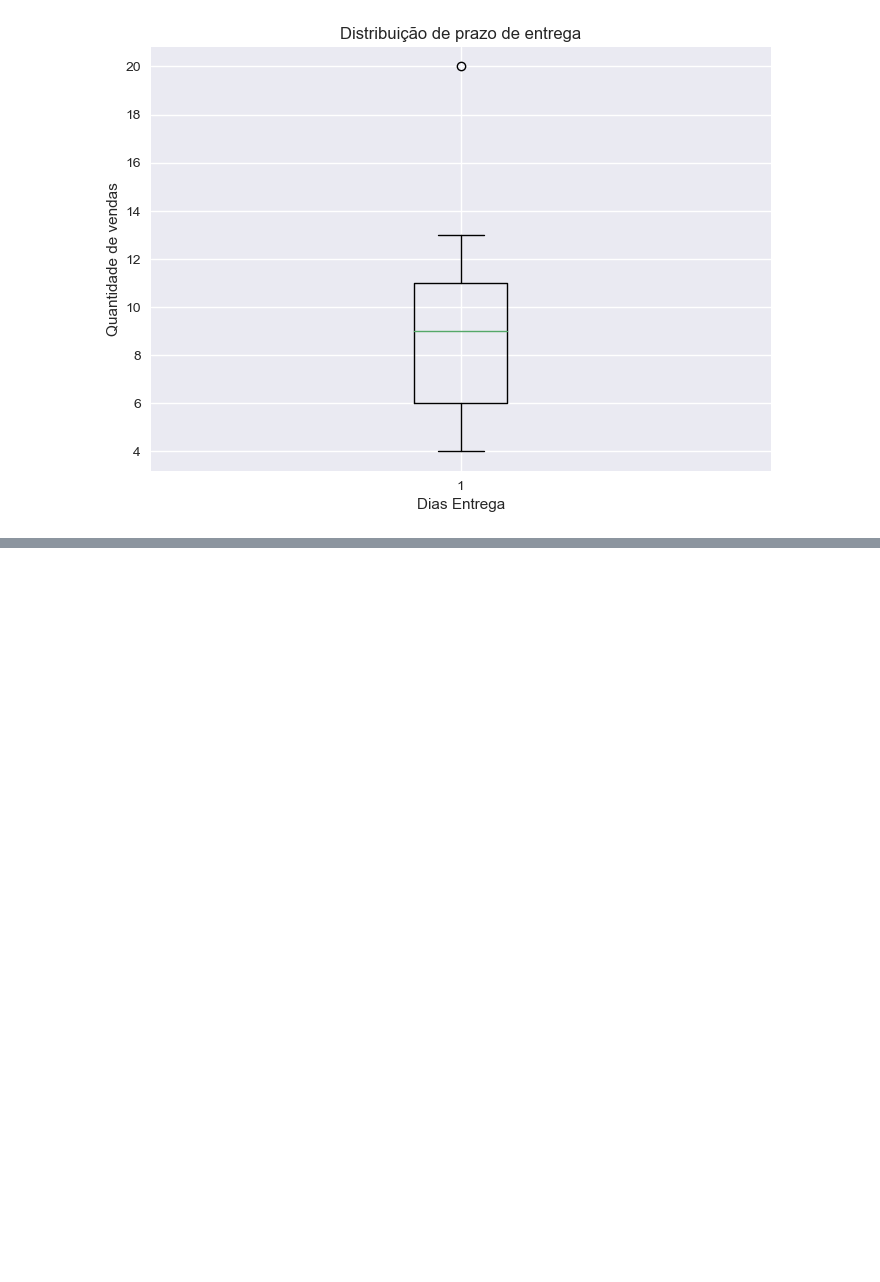
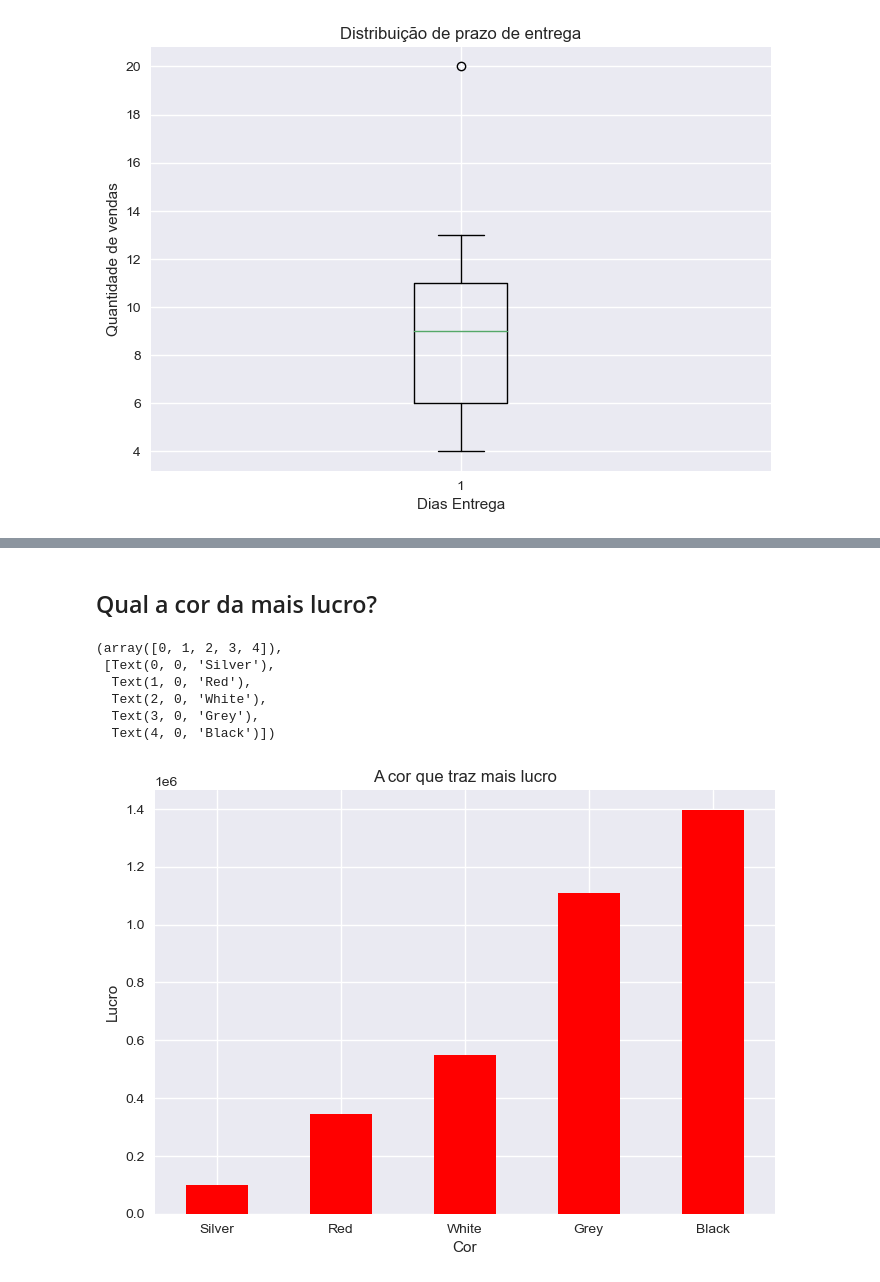
Before and after one commit to idarlenearaujo/portfolio, a Jupyter notebook: Analise_Dados_Python_Pandas/analiseExploratoria.ipynb, the cells around one changed output, grey strips where cells are left out. Saved outputs shown, nothing was run; the diff lists cells and outputs as text; code cells hidden in the pictures; blank space fills up the shorter version.

```diff
--- a/Analise_Dados_Python_Pandas/analiseExploratoria.ipynb
+++ b/Analise_Dados_Python_Pandas/analiseExploratoria.ipynb
@@ -250,0 +272,14 @@ df[df['Prazo Entrega'] == 20]
+# %% [markdown]
+## Qual a cor da mais lucro?
+# %%
+df.groupby('Cor')['Lucro'].sum().sort_values().plot.bar(title = 'A cor que traz mais lucro', color = 'red')
+plt.ylabel('Lucro')
+plt.xticks(rotation='horizontal')
+# %% [output]
+(array([0, 1, 2, 3, 4]),
+ [Text(0, 0, 'Silver'),
+  Text(1, 0, 'Red'),
+  Text(2, 0, 'White'),
+  Text(3, 0, 'Grey'),
+  Text(4, 0, 'Black')])
+[figure, added]
```
Also changed, not shown: parts of 31 cells of this notebook.
